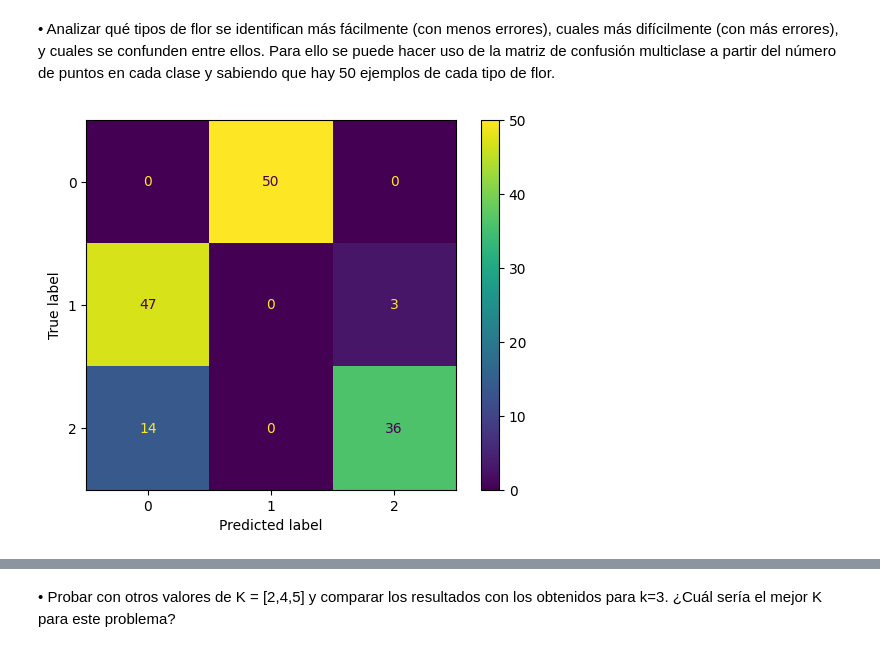
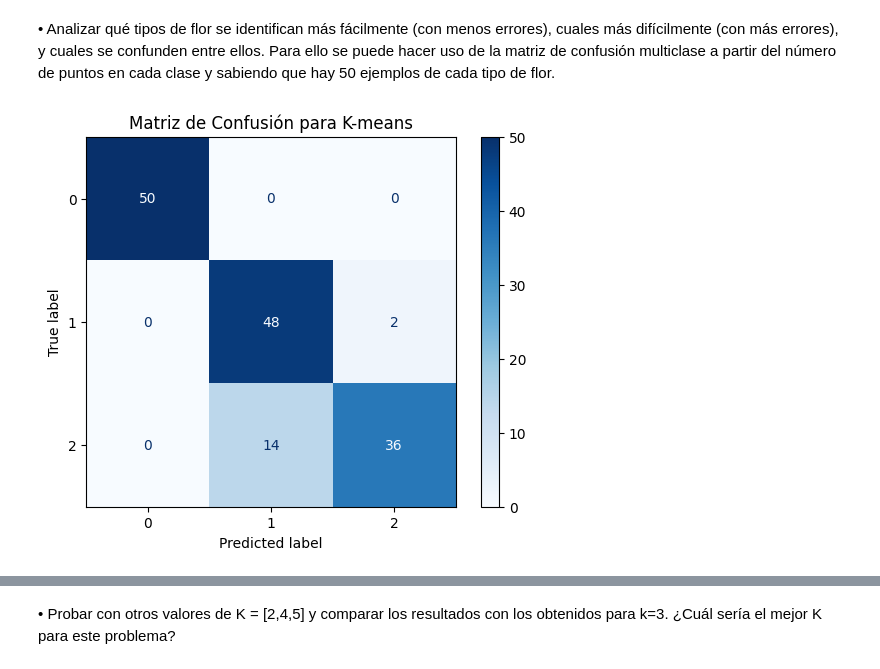
Before and after one commit to santacg/IngenieriaInformaticaUAM, a Jupyter notebook: P2.ipynb, the cells around one changed output, grey strips where cells are left out. Cells and saved outputs as stored; diff of their text form; code cells hidden in the pictures.

```diff
--- a/P2.ipynb
+++ b/P2.ipynb
@@ -450,6 +459,7 @@ import numpy as np
 from ClusteringKMeans import ClusteringKMeans
 from sklearn.metrics import ConfusionMatrixDisplay, confusion_matrix
 from sklearn.decomposition import PCA
+from collections import Counter
 import matplotlib.pyplot as plt
 
 X = iris_data.drop(columns='Class').values
@@ -509,4 +519,23 @@ plt.ylim(y_min, y_max)
 plt.xticks(())
 plt.yticks(())
 plt.show()
+
+cluster_labels = {}
+
+for cluster in np.unique(asignaciones):
+    cluster_indices = np.where(asignaciones == cluster)[0]
+    cluster_clases = y[cluster_indices]
+    class_counts = Counter(cluster_clases)
+    clase_mayor = class_counts.most_common(1)[0][0]
+    cluster_labels[cluster] = clase_mayor
+
+print("Asignaciones de clusteres a clases mayoritarias:")
+for cluster, clase_mayor in cluster_labels.items():
+    print(f"Clúster {cluster}: Clase mayoritaria {clase_mayor}")
+
+unique_clases_mayor = set(cluster_labels.values())
+if len(unique_clases_mayor) == len(cluster_labels):
+    print("Cada cluster se asigna de forma unívoca a una clase.")
+else:
+    print("Al menos un cluster no se puede asignar de forma unívoca a una clase.")
 # %% [output]
@@ -518,9 +554,20 @@ confunden entre ellos. Para ello se puede hacer uso de la matriz de
 confusión multiclase a partir del número de puntos en cada clase y
 sabiendo que hay 50 ejemplos de cada tipo de flor.
 # %%
-matriz_confusion = confusion_matrix(y, asignaciones)
-disp = ConfusionMatrixDisplay(matriz_confusion)
-disp.plot()
+unique_clusters = np.unique(asignaciones)
+cluster_labels = {}
+
+for cluster in unique_clusters:
+    cluster_indices = np.where(asignaciones == cluster)[0]
+    cluster_clases = y[cluster_indices]
+    clase_mayor = np.bincount(cluster_clases).argmax()
+    cluster_labels[cluster] = clase_mayor
+
+predicciones = np.array([cluster_labels[cluster] for cluster in asignaciones])
+
+cm = confusion_matrix(y, predicciones)
+ConfusionMatrixDisplay(cm, display_labels=np.unique(y)).plot(cmap=plt.cm.Blues)
+plt.title("Matriz de Confusión para K-means")
 plt.show()
 # %% [output]
-[figure, old version]
+[figure, new version]
```
Also changed, not shown: parts of 18 cells of this notebook, 1 other file.
